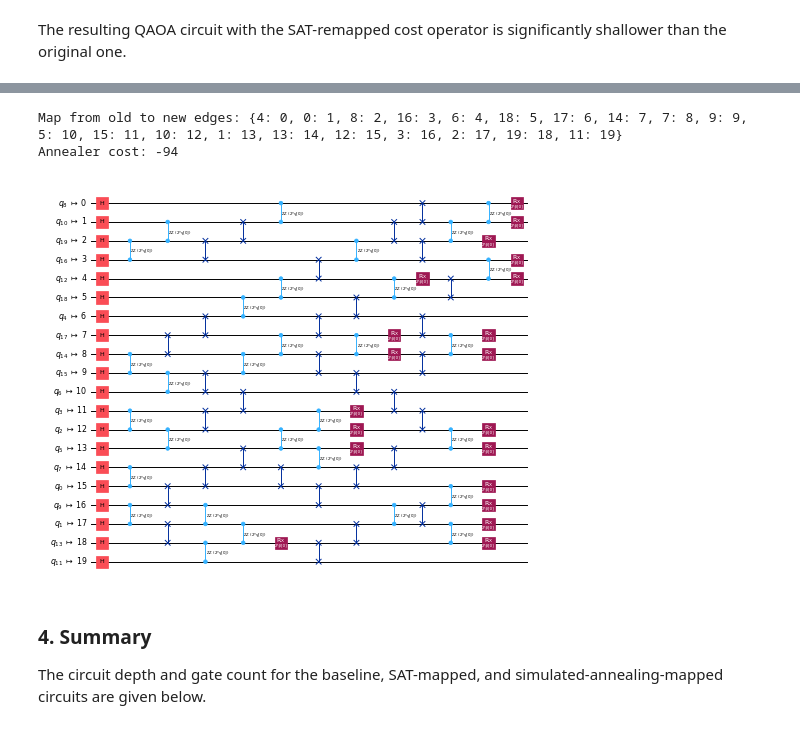
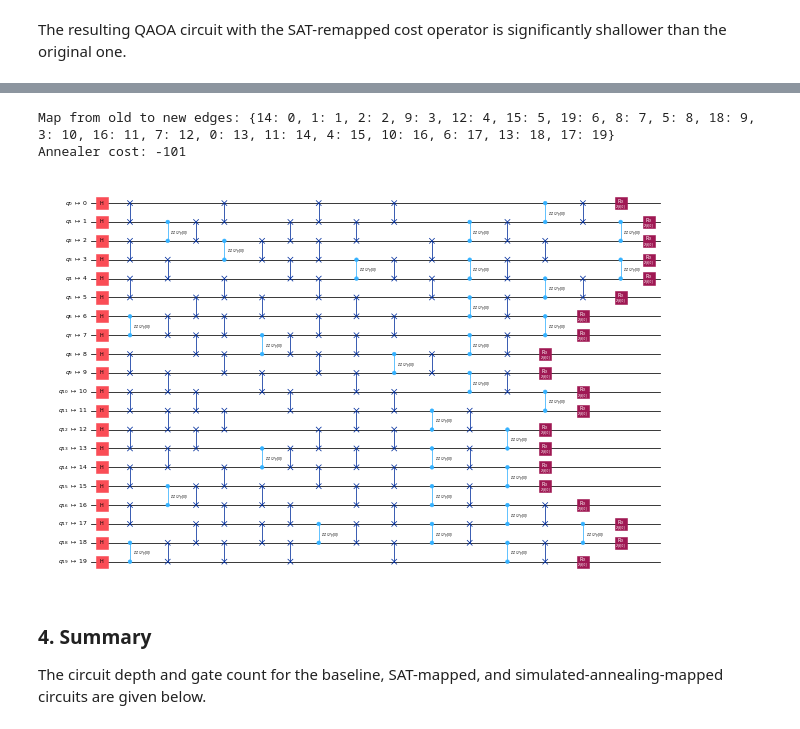
Before and after one commit to qiskit-community/qopt-best-practices, a Jupyter notebook: how_tos/02_initial_mapping.ipynb, the cells around one changed output, grey strips where cells are left out. Saved outputs shown, nothing was run; the diff lists cells and outputs as text; code cells hidden in the pictures.

```diff
--- a/how_tos/02_sat_initial_mapping.ipynb
+++ b/how_tos/02_initial_mapping.ipynb
@@ -103,11 +106,7 @@ The `SimulatedAnnealingMapper` exposes the same interface as `SATMapper` (accept
 # %%
 import qopt_best_practices
-import importlib
-importlib.reload(qopt_best_practices)
-import qopt_best_practices
 
-
-sa_mapper = qopt_best_practices.sat_mapping.SimulatedAnnealingMapper(
+sa_mapper = qopt_best_practices.qubit_mapping.SimulatedAnnealingMapper(
     initial_temp=0.01,
     cooling_rate=0.9999,
     stop_temp=1e-9,
@@ -121,15 +120,15 @@ sa_cost_op, sa_map, sa_cost = sa_mapper.remap_graph_with_sa(graph=cost_op, swap_
 print("Map from old to new edges:", sa_map)
 print("Annealer cost:", sa_cost)
 # %% [output]
-Map from old to new edges: {4: 0, 0: 1, 8: 2, 16: 3, 6: 4, 18: 5, 17: 6, 14: 7, 7: 8, 9: 9, 5: 10, 15: 11, 10: 12, 1: 13, 13: 14, 12: 15, 3: 16, 2: 17, 19: 18, 11: 19}
-Annealer cost: -94
+Map from old to new edges: {14: 0, 1: 1, 2: 2, 9: 3, 12: 4, 15: 5, 19: 6, 8: 7, 5: 8, 18: 9, 3: 10, 16: 11, 7: 12, 0: 13, 11: 14, 4: 15, 10: 16, 6: 17, 13: 18, 17: 19}
+Annealer cost: -101
 # %%
 fig, ax = plt.subplots(1, 1, figsize=(8, 5))
 sa_ansatz = pre_init.run(annotated_qaoa_ansatz(sa_cost_op, reps=1))
-sa_ansatz_t = transpile(sa_ansatz, coupling_map=[[i,i+1] for i in range(sa_ansatz.num_qubits-1)], optimization_level=2)
+sa_ansatz_t = transpile(sa_ansatz, coupling_map=[[i,i+1] for i in range(sa_ansatz.num_qubits-1)], optimization_level=1)
 sa_ansatz_t.draw("mpl", fold=False, ax=ax)
 # %% [output]
-[figure, old version]
+[figure, new version]
 # %% [markdown]
 ### 4. Summary
 
```
Also changed, not shown: parts of 7 cells of this notebook.
